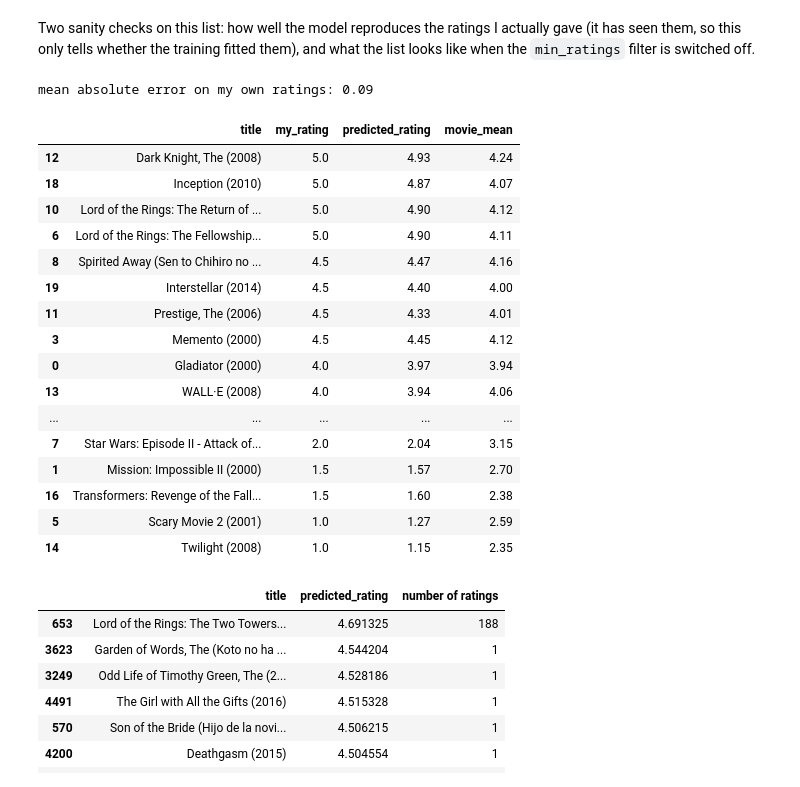
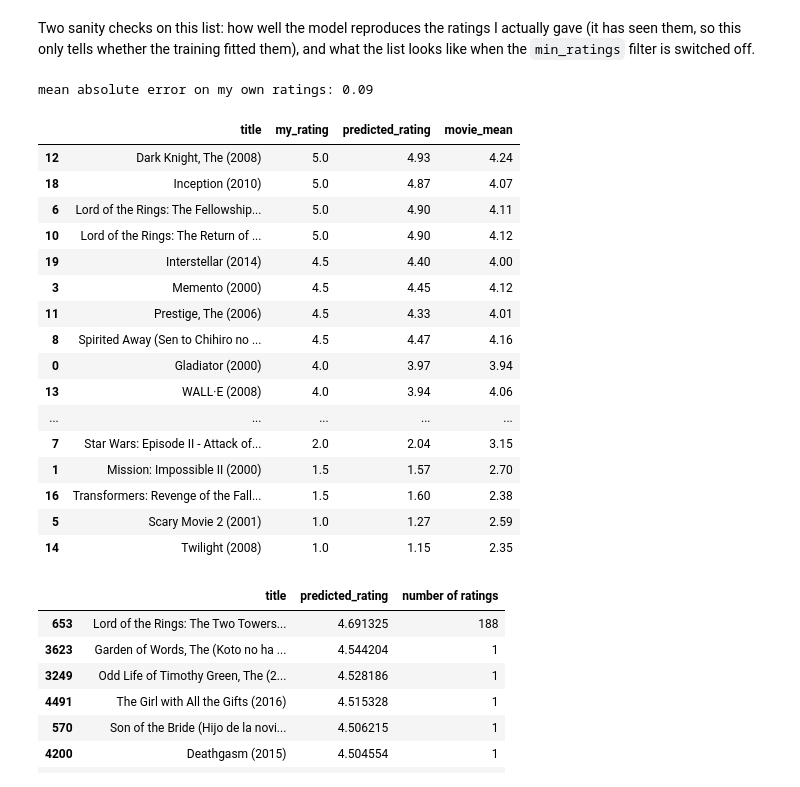
Before and after one commit to arthurfhh/Recommender-Systems-Course, a Jupyter notebook: src/03_CollaborativeFiltering/philippe.arthur-tp3.ipynb, the cells around one changed output. Drawn from its saved outputs; the diff is of its cells as text; code cells hidden in the pictures.

```diff
--- a/src/03_CollaborativeFiltering/philippe.arthur-tp3.ipynb
+++ b/src/03_CollaborativeFiltering/philippe.arthur-tp3.ipynb
@@ -873,40 +872,40 @@ def compare_with_my_ratings(
     movie_titles : list of str
         Movie title for each row.
 
     Returns
     -------
     pandas.DataFrame
         One row per rated movie: the rating, the prediction and the movie mean.
     """
     rated = np.flatnonzero(my_ratings)
     predictions = predict_ratings(X, W, b, Y_mean)[:, 0]
     return pd.DataFrame(
         {
             "title": [movie_titles[i] for i in rated],
             "my_rating": my_ratings[rated],
             "predicted_rating": predictions[rated].round(2),
             "movie_mean": Y_mean[rated, 0].round(2),
         }
-    ).sort_values("my_rating", ascending=False)
+    ).sort_values(["my_rating", "title"], ascending=[False, True])
 
 
 fit_on_my_ratings = compare_with_my_ratings(
     X_learned, W_learned, b_learned, Y_mean, my_ratings, movie_titles
 )
 print("mean absolute error on my own ratings: "
       f"{(fit_on_my_ratings.my_rating - fit_on_my_ratings.predicted_rating).abs().mean():.2f}")
 fit_on_my_ratings
 # %% [output]
 mean absolute error on my own ratings: 0.09
 |  | title | my_rating | predicted_rating | movie_mean |
 | 12 | Dark Knight, The (2008) | 5.0 | 4.93 | 4.24 |
 | 18 | Inception (2010) | 5.0 | 4.87 | 4.07 |
+| 6 | Lord of the Rings: The Fellowship... | 5.0 | 4.90 | 4.11 |
 | 10 | Lord of the Rings: The Return of ... | 5.0 | 4.90 | 4.12 |
-| 6 | Lord of the Rings: The Fellowship... | 5.0 | 4.90 | 4.11 |
+| 19 | Interstellar (2014) | 4.5 | 4.40 | 4.00 |
+| 3 | Memento (2000) | 4.5 | 4.45 | 4.12 |
+| 11 | Prestige, The (2006) | 4.5 | 4.33 | 4.01 |
 | 8 | Spirited Away (Sen to Chihiro no ... | 4.5 | 4.47 | 4.16 |
-| 19 | Interstellar (2014) | 4.5 | 4.40 | 4.00 |
-| 11 | Prestige, The (2006) | 4.5 | 4.33 | 4.01 |
-| 3 | Memento (2000) | 4.5 | 4.45 | 4.12 |
 | 0 | Gladiator (2000) | 4.0 | 3.97 | 3.94 |
 | 13 | WALL·E (2008) | 4.0 | 3.94 | 4.06 |
 | ... | ... | ... | ... | ... |
```
Also changed, not shown: parts of 28 cells of this notebook, 2 other files.
